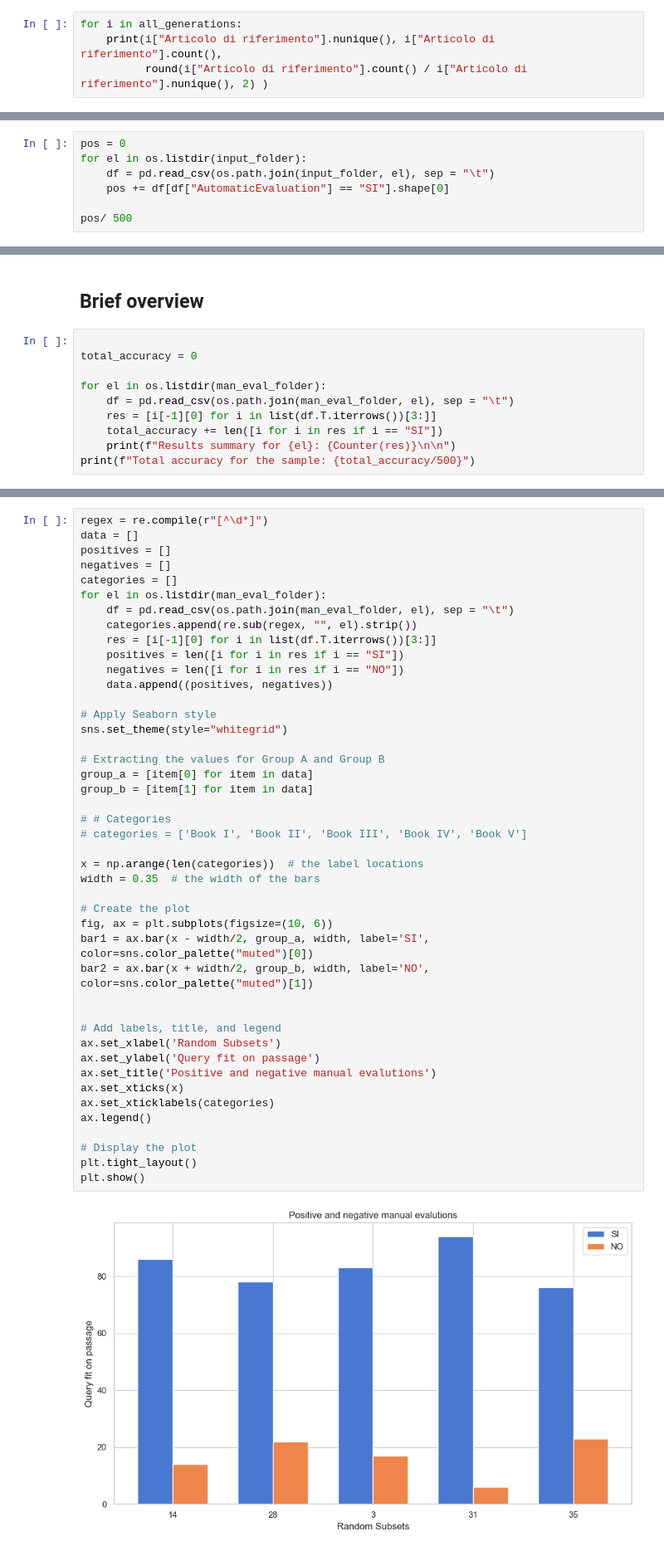
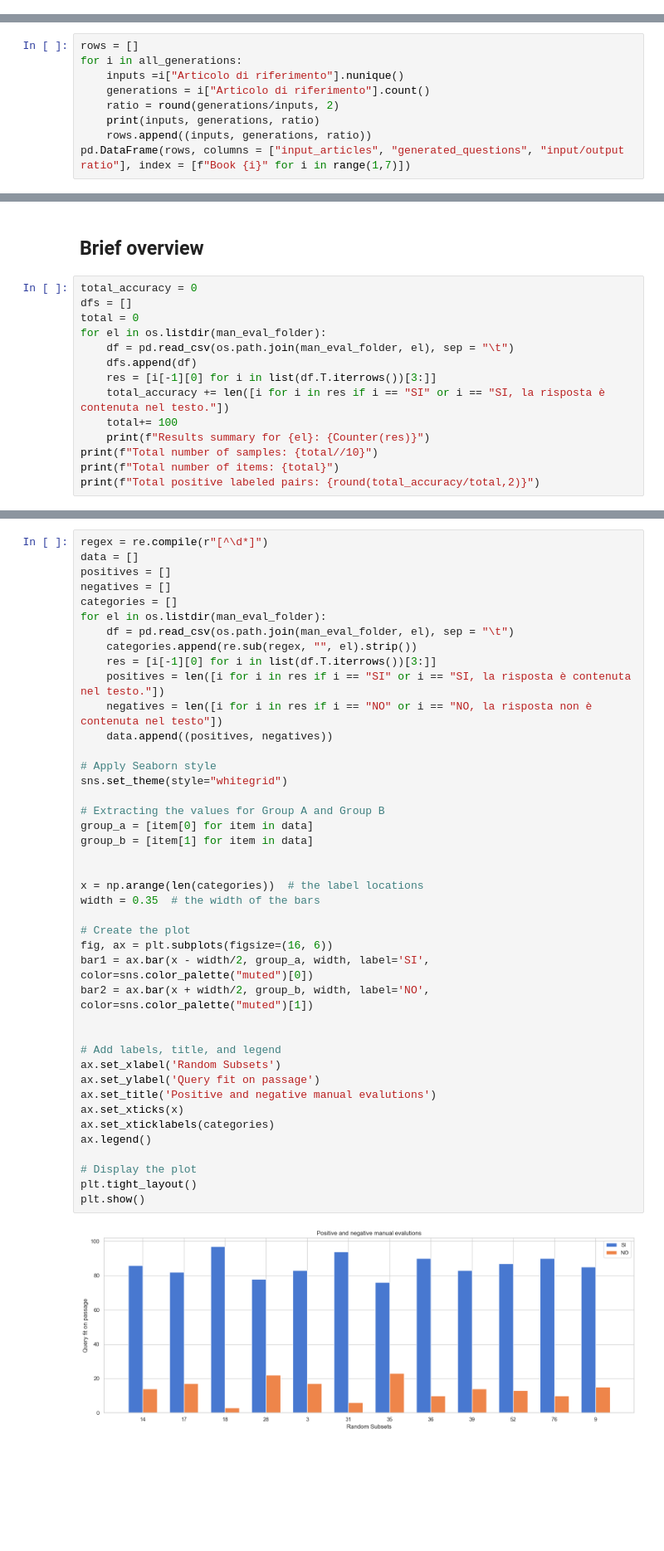
Before and after one commit to aittam9/cc_qa, a Jupyter notebook: scripts/cross_evaluation.ipynb, the cells around one changed output, grey strips where cells are left out. Shown: that part at 83% size. Drawn from its saved outputs; the diff is of its cells as text; blank space fills up the shorter version.

```diff
--- a/scripts/cross_evaluation.ipynb
+++ b/scripts/cross_evaluation.ipynb
@@ -17,7 +150,3 @@ with open("../automatic_eval_results/all_autoeval_dfs.pkl", "rb") as f:
 all_generations[0]["Articolo di riferimento"].nunique(), all_generations[0]["Articolo di riferimento"].count()
 # %% [output]
 (392, 1115)
-# %%
-for i in all_generations:
-    print(i["Articolo di riferimento"].nunique(), i["Articolo di riferimento"].count(),
-          round(i["Articolo di riferimento"].count() / i["Articolo di riferimento"].nunique(), 2) )
@@ -30,0 +153,9 @@ for i in all_generations:
+# %%
+rows = []
+for i in all_generations:
+    inputs =i["Articolo di riferimento"].nunique()
+    generations = i["Articolo di riferimento"].count()
+    ratio = round(generations/inputs, 2)
+    print(inputs, generations, ratio)
+    rows.append((inputs, generations, ratio))
+pd.DataFrame(rows, columns = ["input_articles", "generated_questions", "input/output ratio"], index = [f"Book {i}" for i in range(1,7)])
@@ -168,7 +307,0 @@ os.listdir(man_eval_folder)
-# %%
-pos = 0
-for el in os.listdir(input_folder):
-    df = pd.read_csv(os.path.join(input_folder, el), sep = "\t")
-    pos += df[df["AutomaticEvaluation"] == "SI"].shape[0]
-
-pos/ 500
@@ -177,14 +308,18 @@ pos/ 500
 # %% [markdown]
 ## Brief overview
 # %%
-
 total_accuracy = 0
-
+dfs = []
+total = 0
 for el in os.listdir(man_eval_folder):
     df = pd.read_csv(os.path.join(man_eval_folder, el), sep = "\t")
+    dfs.append(df)
     res = [i[-1][0] for i in list(df.T.iterrows())[3:]]
-    total_accuracy += len([i for i in res if i == "SI"])
-    print(f"Results summary for {el}: {Counter(res)}\n\n")
-print(f"Total accuracy for the sample: {total_accuracy/500}")
+    total_accuracy += len([i for i in res if i == "SI" or i == "SI, la risposta è contenuta nel testo."])
+    total+= 100
+    print(f"Results summary for {el}: {Counter(res)}")
+print(f"Total number of samples: {total//10}")
+print(f"Total number of items: {total}")
+print(f"Total positive labeled pairs: {round(total_accuracy/total,2)}")
 # %% [output]
 Results summary for Form_Responses_man_eval_randss_14.tsv: Counter({'SI': 86, 'NO': 14})
@@ -217,39 +360,37 @@ for el in os.listdir(man_eval_folder):
     df = pd.read_csv(os.path.join(man_eval_folder, el), sep = "\t")
     categories.append(re.sub(regex, "", el).strip())
     res = [i[-1][0] for i in list(df.T.iterrows())[3:]]
-    positives = len([i for i in res if i == "SI"])
-    negatives = len([i for i in res if i == "NO"])
+    positives = len([i for i in res if i == "SI" or i == "SI, la risposta è contenuta nel testo."])
+    negatives = len([i for i in res if i == "NO" or i == "NO, la risposta non è contenuta nel testo"])
     data.append((positives, negatives))
 
 # Apply Seaborn style
 sns.set_theme(style="whitegrid")
 
 # Extracting the values for Group A and Group B
 group_a = [item[0] for item in data]
 group_b = [item[1] for item in data]
 
-# # Categories
-# categories = ['Book I', 'Book II', 'Book III', 'Book IV', 'Book V']
 
 x = np.arange(len(categories))  # the label locations
 width = 0.35  # the width of the bars
 
 # Create the plot
-fig, ax = plt.subplots(figsize=(10, 6))
+fig, ax = plt.subplots(figsize=(16, 6))
 bar1 = ax.bar(x - width/2, group_a, width, label='SI', color=sns.color_palette("muted")[0])
 bar2 = ax.bar(x + width/2, group_b, width, label='NO', color=sns.color_palette("muted")[1])
 
 
 # Add labels, title, and legend
 ax.set_xlabel('Random Subsets')
 ax.set_ylabel('Query fit on passage')
 ax.set_title('Positive and negative manual evalutions')
 ax.set_xticks(x)
 ax.set_xticklabels(categories)
 ax.legend()
 
 # Display the plot
 plt.tight_layout()
 plt.show()
 # %% [output]
-[figure, old version]
+[figure, new version]
```
Also changed, not shown: parts of 34 cells of this notebook, 19 other files.
